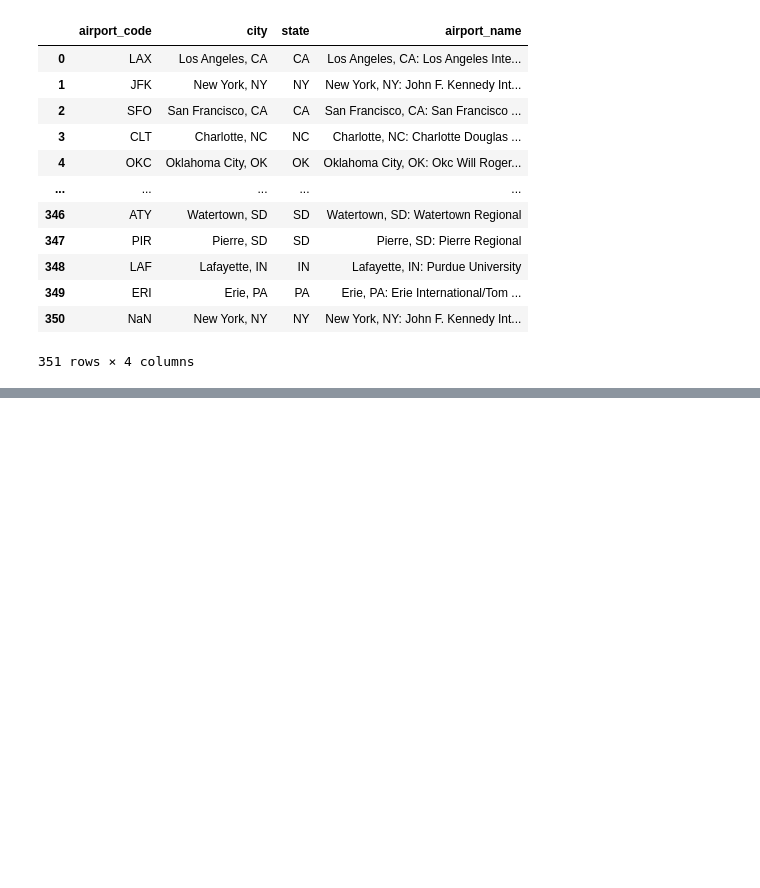
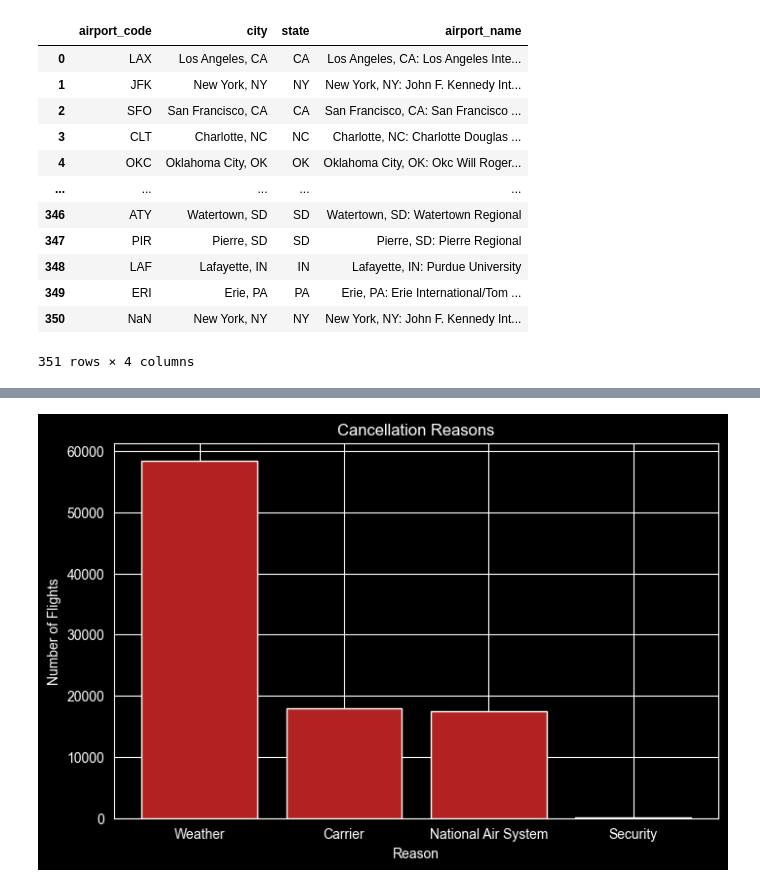
Before and after one commit to ganning127/NORP-aviation-datasets, a Jupyter notebook: BTS-airplane-delays/BTS_cleaning.ipynb, the cells around one changed output, grey strips where cells are left out. Cells and saved outputs as stored; diff of their text form; code cells hidden in the pictures; blank space fills up the shorter version.

```diff
--- a/BTS-airplane-delays/BTS_cleaning.ipynb
+++ b/BTS-airplane-delays/BTS_cleaning.ipynb
@@ -318,0 +331,16 @@ flights_df[flights_df['scheduled_flight_time_mins'].isnull()]
+# %%
+plt.figure(figsize=(8, 5))
+
+# 1. Removed .dropna() (value_counts does this by default)
+reasons = flights_df['cancellation_reason'].value_counts()
+
+if not reasons.empty:
+    # 2. Swapped sns.barplot for plt.bar
+    plt.bar(reasons.index, reasons.values, color='firebrick')
+    plt.title('Cancellation Reasons')
+    plt.xlabel('Reason')
+    plt.ylabel('Number of Flights')
+
+plt.show()
+# %% [output]
+[figure, added]
```
Also changed, not shown: parts of 10 cells of this notebook.
